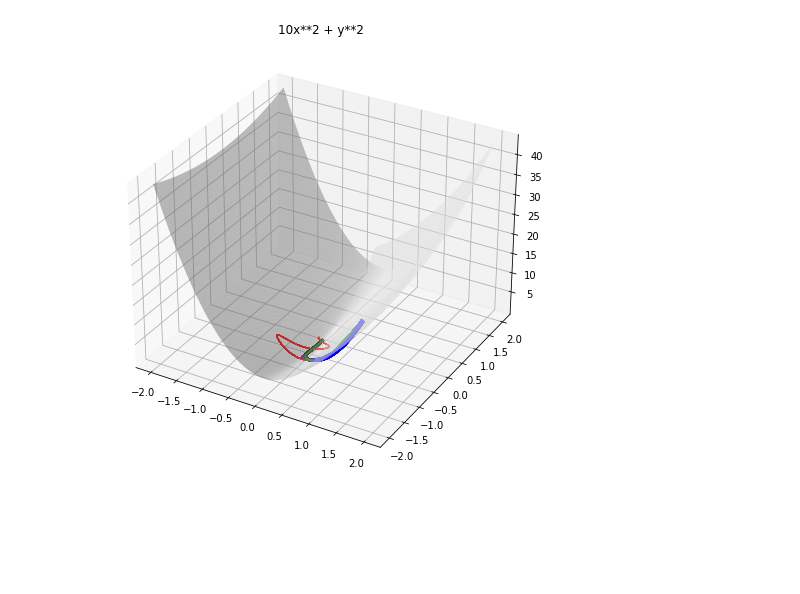
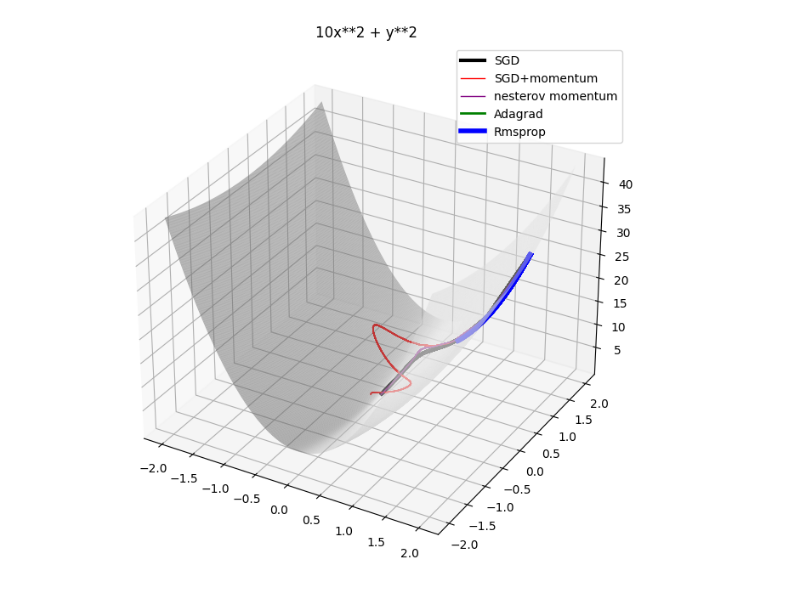
Before and after one commit to karthik6281/dl-course-project, a Jupyter notebook: SGD_Update_rule_variations.ipynb, the cells around one changed output. Cells and saved outputs as stored; diff of their text form; code cells hidden in the pictures; blank space fills up the shorter version.

```diff
--- a/SGD_Update_rule_variations.ipynb
+++ b/SGD_Update_rule_variations.ipynb
@@ -61,85 +64,97 @@ def rms_prop_grad(x,y,grad_sq,a):
     grad_sq = a*grad_sq + (1-a)*(grad[0]*grad[0]+grad[1]*grad[1])
     return grad,grad_sq
 # %%
+#---------vanilla sgd---------------------
+torch.manual_seed(42)
 point = (torch.rand(2)-0.5)*4
 w_point = point
 x1= [point[0]]
 y1= [point[1]]
 z1= [f(point[0],point[1])]
-lr = 0.02
+lr = 0.02 #learning factor
 for i in range(50):
     grad = vanilla_grad(w_point[0],w_point[1])
     w_point = w_point - lr*grad
     x1.append(w_point[0])
     y1.append(w_point[1])
     z1.append(f(w_point[0],w_point[1]))
+#------------------------------------------
 
+#---------SGD+momentum---------------------
 w_point = point
 x2= [point[0]]
 y2= [point[1]]
 z2= [f(point[0],point[1])]
-lr = 0.002
+lr = 0.002 #learning factor
 momentum = torch.zeros(2)
 for i in range(50):
-    momentum = momentum_grad(w_point[0],w_point[1],momentum,0.9)
+    momentum = momentum_grad(w_point[0],w_point[1],momentum,0.9) #friction = 0.9
     w_point = w_point - lr*momentum
     x2.append(w_point[0])
     y2.append(w_point[1])
     z2.append(f(w_point[0],w_point[1]))
+#------------------------------------------
 
+#---------SGD+nesterov momentum-------------
 w_point = point
 x3= [point[0]]
 y3= [point[1]]
 z3= [f(point[0],point[1])]
-lr = 0.02
+lr = 0.02 #learning factor
 momentum = torch.zeros(2)
 for i in range(100):
-    momentum = nesterov_grad(w_point[0],w_point[1],momentum,0.01)
+    momentum = nesterov_grad(w_point[0],w_point[1],momentum,0.01) #friction = 0.01
     w_point = w_point - lr*momentum
     x3.append(w_point[0])
     y3.append(w_point[1])
     z3.append(f(w_point[0],w_point[1]))
+#--------------------------------------------
 
+#----------adagrad-------------------------------------------
 w_point = point
 x4= [point[0]]
 y4= [point[1]]
 z4= [f(point[0],point[1])]
-lr = 0.6
+lr = 0.05 #learning factor
 grad_sq = torch.tensor([0])
 epsilon = 1e-7
 for i in range(50):
-#     print(grad_sq,torch.sqrt(grad_sq))
     grad,grad_sq = ada_grad(w_point[0],w_point[1],grad_sq)
     w_point = w_point - lr*(grad/(torch.sqrt(grad_sq)+epsilon))
     x4.append(w_point[0])
     y4.append(w_point[1])
     z4.append(f(w_point[0],w_point[1]))
+#---------------------------------------------------------------
 
+#----------rms prop-----------------------------------------------
 w_point = point
 x5= [point[0]]
 y5= [point[1]]
 z5= [f(point[0],point[1])]
-lr = 0.02
+lr = 0.02 #learning factor
 grad_sq = 0
 epsilon = 1e-7
 for i in range(50):
-    grad,grad_sq = rms_prop_grad(w_point[0],w_point[1],grad_sq,0.8)
+    grad,grad_sq = rms_prop_grad(w_point[0],w_point[1],grad_sq,0.9) #friction = 0.9
     w_point = w_point - lr*(grad/(torch.sqrt(grad_sq)+epsilon))
     x5.append(w_point[0])
     y5.append(w_point[1])
     z5.append(f(w_point[0],w_point[1]))
+#-------------------------------------------------------------------
 # %%
 fig = plt.figure(1,figsize = (8,8))
 ax = plt.axes(projection='3d')
 ax.plot_surface(X, Y, Z, rstride=1, cstride=1,color = 'w',alpha=0.5, edgecolor='none')
 ax.set_title('10x**2 + y**2')
 for j in range(len(x1)):
     plt.figure(1)
     ax.plot(x1[:j],y1[:j],z1[:j],lw = 3,color = 'black',label='SGD')
     ax.plot(x2[:j],y2[:j],z2[:j],lw = 1,color = 'red',label='SGD+momentum')
     ax.plot(x3[:j],y3[:j],z3[:j],lw = 1,color = 'purple',label='nesterov momentum')
     ax.plot(x4[:j],y4[:j],z4[:j],lw = 2,color = 'green',label='Adagrad')
     ax.plot(x5[:j],y5[:j],z5[:j],lw = 4,color = 'blue',label='Rmsprop')
-    plt.savefig('./fig'+str(j+1)+'.jpg' , dpi = 100 , facecolor = 'white')
+    if(j==0):
+        plt.legend()
+    plt.savefig('./result_images/fig'+str(j+1)+'.png')
 # %% [output]
-[figure, old version]
+[figure, new version]
```
Also changed, not shown: parts of 8 cells of this notebook, 53 other files.
